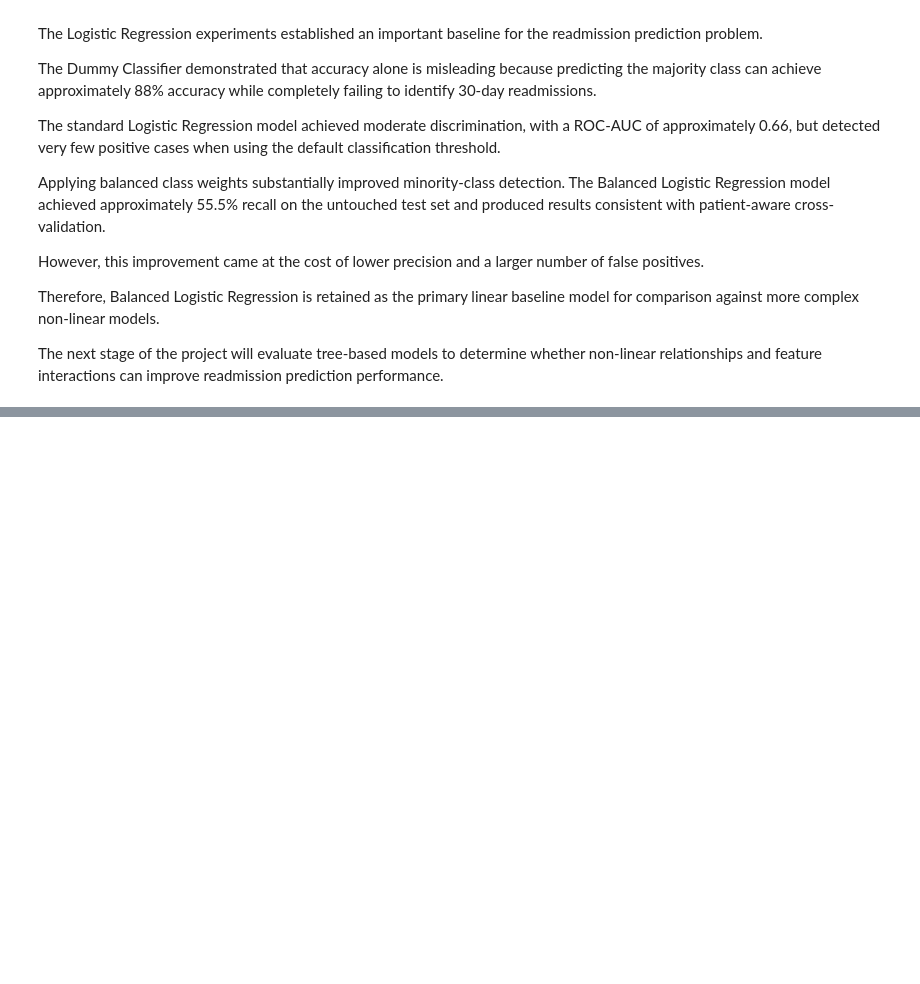
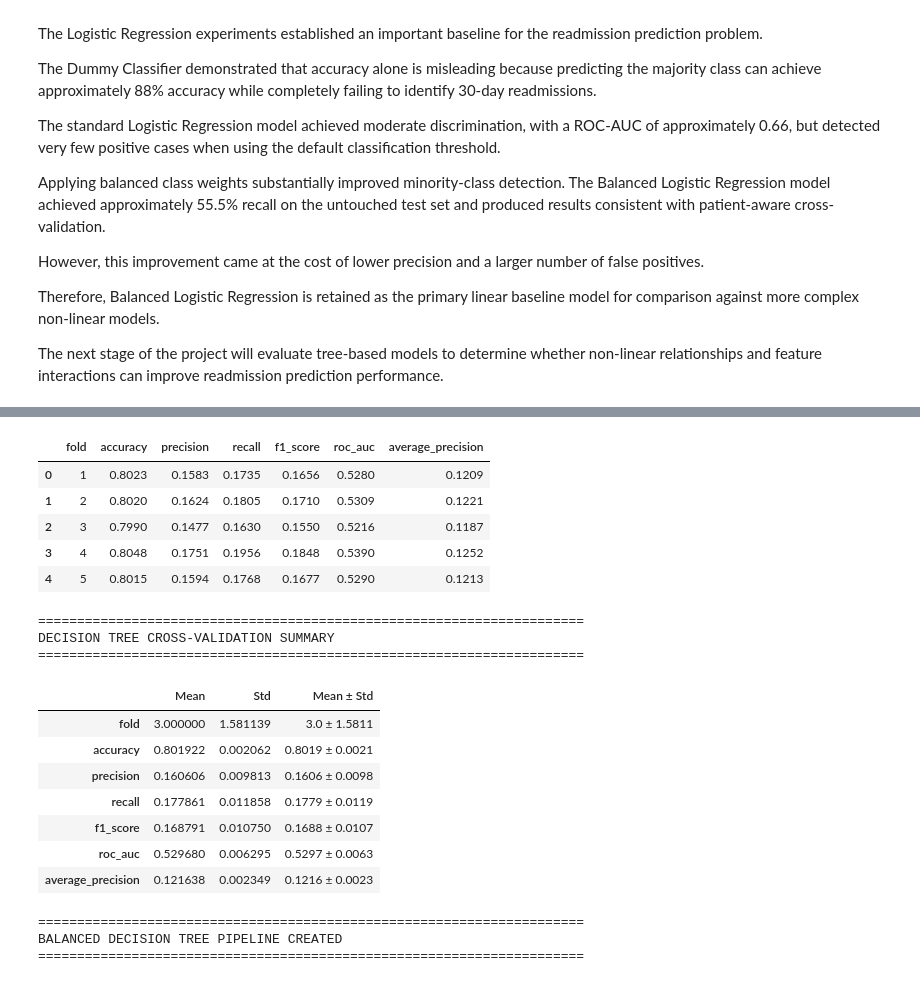
Before and after one commit to amanchaurasia512/diabetes-130-hospitals, a Jupyter notebook: Notebook/04_machine_learning_modeling.ipynb, the cells around one changed output, grey strips where cells are left out. Drawn from its saved outputs; the diff is of its cells as text; code cells hidden in the pictures; blank space fills up the shorter version.

```diff
--- a/Notebook/04_machine_learning_modeling.ipynb
+++ b/Notebook/04_machine_learning_modeling.ipynb
@@ -2598,0 +2928,75 @@ The next stage of the project will evaluate tree-based models to determine wheth
+# %%
+# ============================================================
+# DECISION TREE CROSS-VALIDATION RESULTS
+# ============================================================
+
+tree_cv_df = pd.DataFrame(
+    tree_cv_results
+)
+
+display(
+    tree_cv_df.round(4)
+)
+
+print("\n" + "=" * 70)
+print("DECISION TREE CROSS-VALIDATION SUMMARY")
+print("=" * 70)
+
+tree_cv_summary = pd.DataFrame(
+    {
+        "Mean": tree_cv_df.mean(),
+        "Std": tree_cv_df.std()
+    }
+)
+
+tree_cv_summary["Mean ± Std"] = (
+    tree_cv_summary["Mean"].round(4).astype(str)
+    + " ± "
+    + tree_cv_summary["Std"].round(4).astype(str)
+)
+
+display(tree_cv_summary)
+# %% [output]
+|  | fold | accuracy | precision | recall | f1_score | roc_auc | average_precision |
+| 0 | 1 | 0.8023 | 0.1583 | 0.1735 | 0.1656 | 0.5280 | 0.1209 |
+| 1 | 2 | 0.8020 | 0.1624 | 0.1805 | 0.1710 | 0.5309 | 0.1221 |
+| 2 | 3 | 0.7990 | 0.1477 | 0.1630 | 0.1550 | 0.5216 | 0.1187 |
+| 3 | 4 | 0.8048 | 0.1751 | 0.1956 | 0.1848 | 0.5390 | 0.1252 |
+| 4 | 5 | 0.8015 | 0.1594 | 0.1768 | 0.1677 | 0.5290 | 0.1213 |
+======================================================================
+DECISION TREE CROSS-VALIDATION SUMMARY
+======================================================================
+|  | Mean | Std | Mean ± Std |
+| fold | 3.000000 | 1.581139 | 3.0 ± 1.5811 |
+| accuracy | 0.801922 | 0.002062 | 0.8019 ± 0.0021 |
+| precision | 0.160606 | 0.009813 | 0.1606 ± 0.0098 |
+| recall | 0.177861 | 0.011858 | 0.1779 ± 0.0119 |
+| f1_score | 0.168791 | 0.010750 | 0.1688 ± 0.0107 |
+| roc_auc | 0.529680 | 0.006295 | 0.5297 ± 0.0063 |
+| average_precision | 0.121638 | 0.002349 | 0.1216 ± 0.0023 |
+# %%
+# ============================================================
+# BALANCED DECISION TREE PIPELINE
+# ============================================================
+
+balanced_tree_pipeline = Pipeline(
+    steps=[
+        ("preprocessor", preprocessor),
+
+        (
+            "model",
+            DecisionTreeClassifier(
+                class_weight="balanced",
+                random_state=42
+            )
+        )
+    ]
+)
+
+print("=" * 70)
+print("BALANCED DECISION TREE PIPELINE CREATED")
+print("=" * 70)
+# %% [output]
+======================================================================
+BALANCED DECISION TREE PIPELINE CREATED
+======================================================================
```
Also changed, not shown: parts of 18 cells of this notebook.
